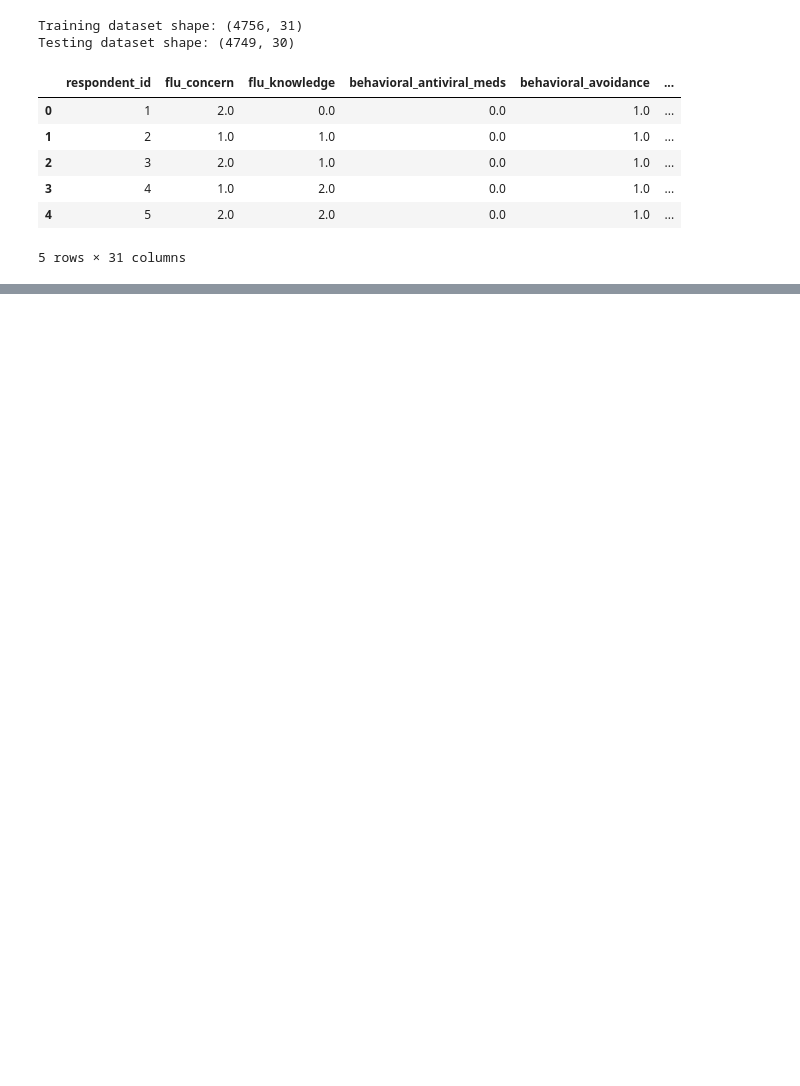
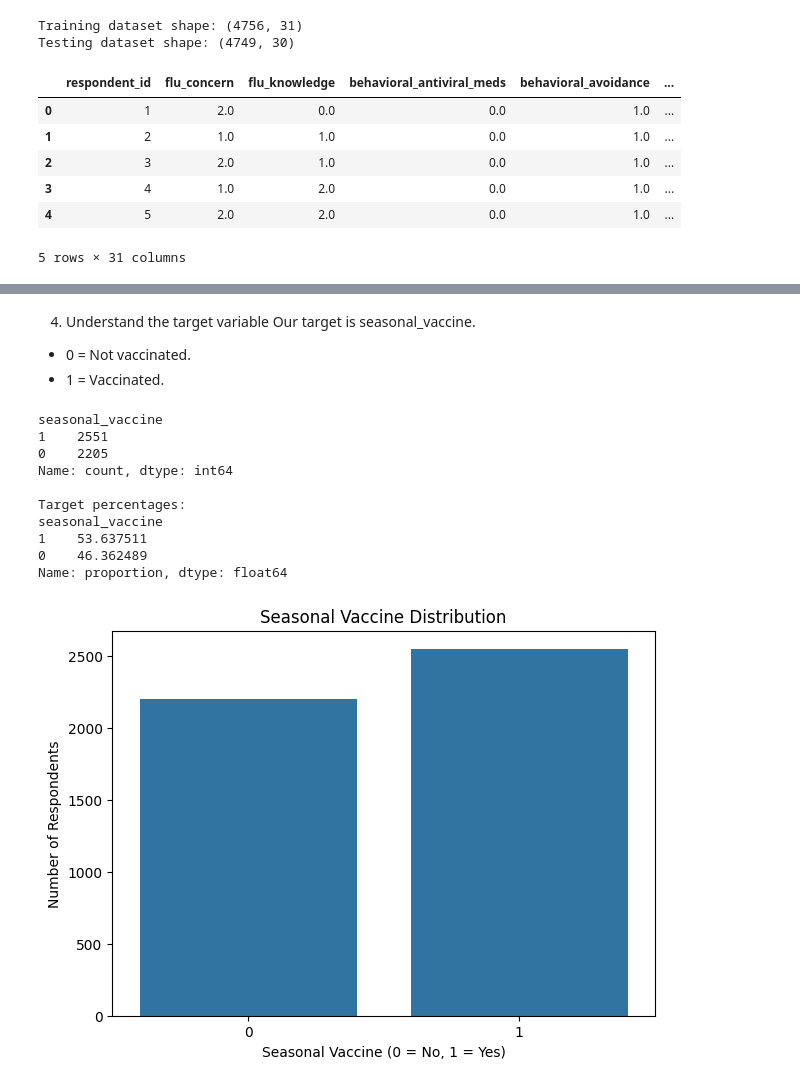
Before and after one commit to Hackathon-D-Group-2026/Hackathon_D_Group_2026, a Jupyter notebook: Untitled11.ipynb, the cells around one changed output, grey strips where cells are left out. Saved outputs shown, nothing was run; the diff lists cells and outputs as text; code cells hidden in the pictures; blank space fills up the shorter version.

```diff
--- a/Untitled11.ipynb
+++ b/Untitled11.ipynb
@@ -31,0 +118,43 @@ Testing dataset shape: (4749, 30)
+# %% [markdown]
+4. Understand the target variable
+Our target is seasonal_vaccine.
+- 0 = Not vaccinated.
+- 1 = Vaccinated.
+# %%
+
+# Target distribution
+
+print(train['seasonal_vaccine'].value_counts())
+
+print("\nTarget percentages:")
+print(
+    train['seasonal_vaccine']
+    .value_counts(normalize=True) * 100
+)
+
+# Plot target distribution
+
+plt.figure(figsize=(7, 5))
+
+sns.countplot(
+    data=train,
+    x='seasonal_vaccine'
+)
+
+plt.title('Seasonal Vaccine Distribution')
+plt.xlabel('Seasonal Vaccine (0 = No, 1 = Yes)')
+plt.ylabel('Number of Respondents')
+
+plt.show()
+# %% [output]
+seasonal_vaccine
+1    2551
+0    2205
+Name: count, dtype: int64
+
+Target percentages:
+seasonal_vaccine
+1    53.637511
+0    46.362489
+Name: proportion, dtype: float64
+[figure, added]
```
Also changed, not shown: parts of 4 cells of this notebook.
